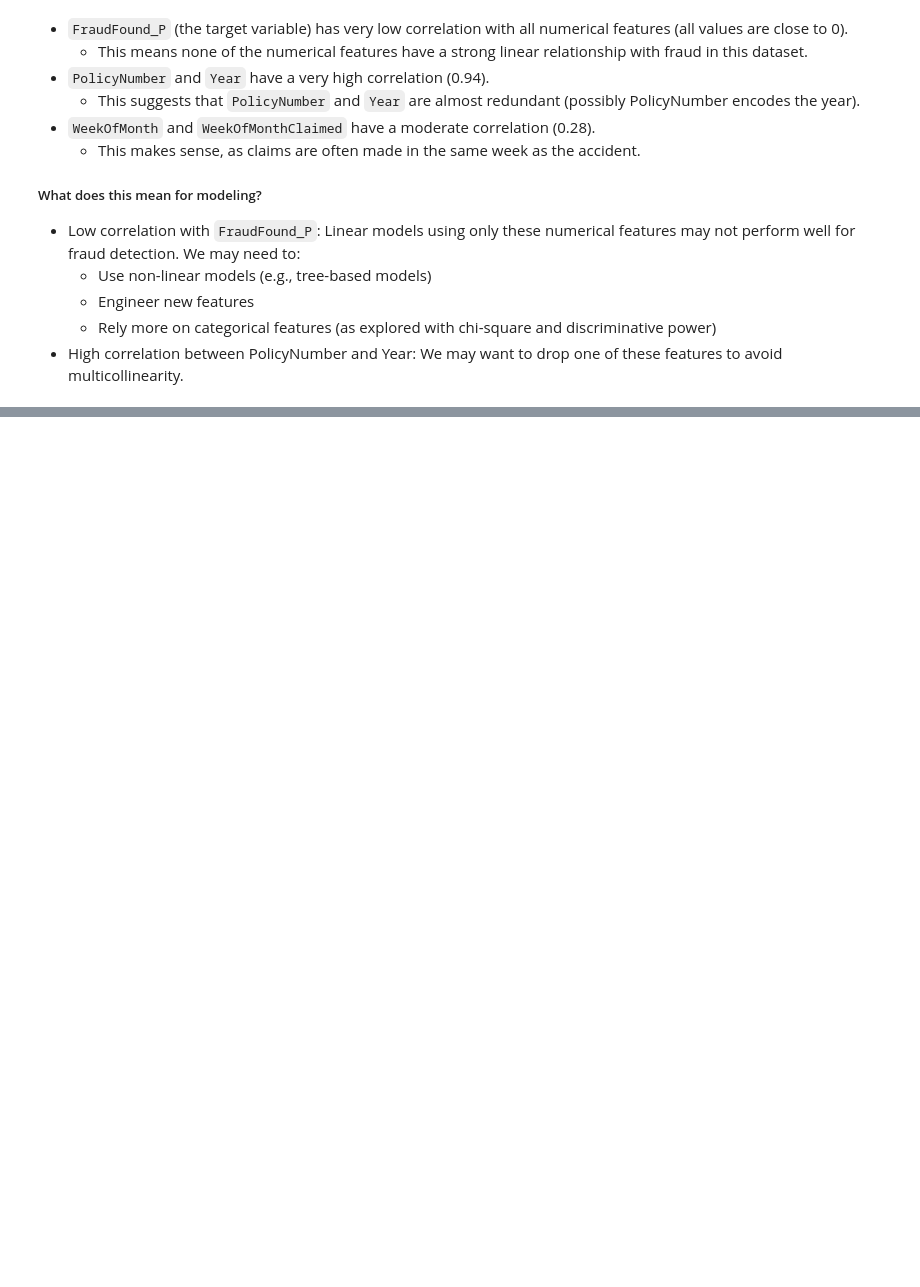
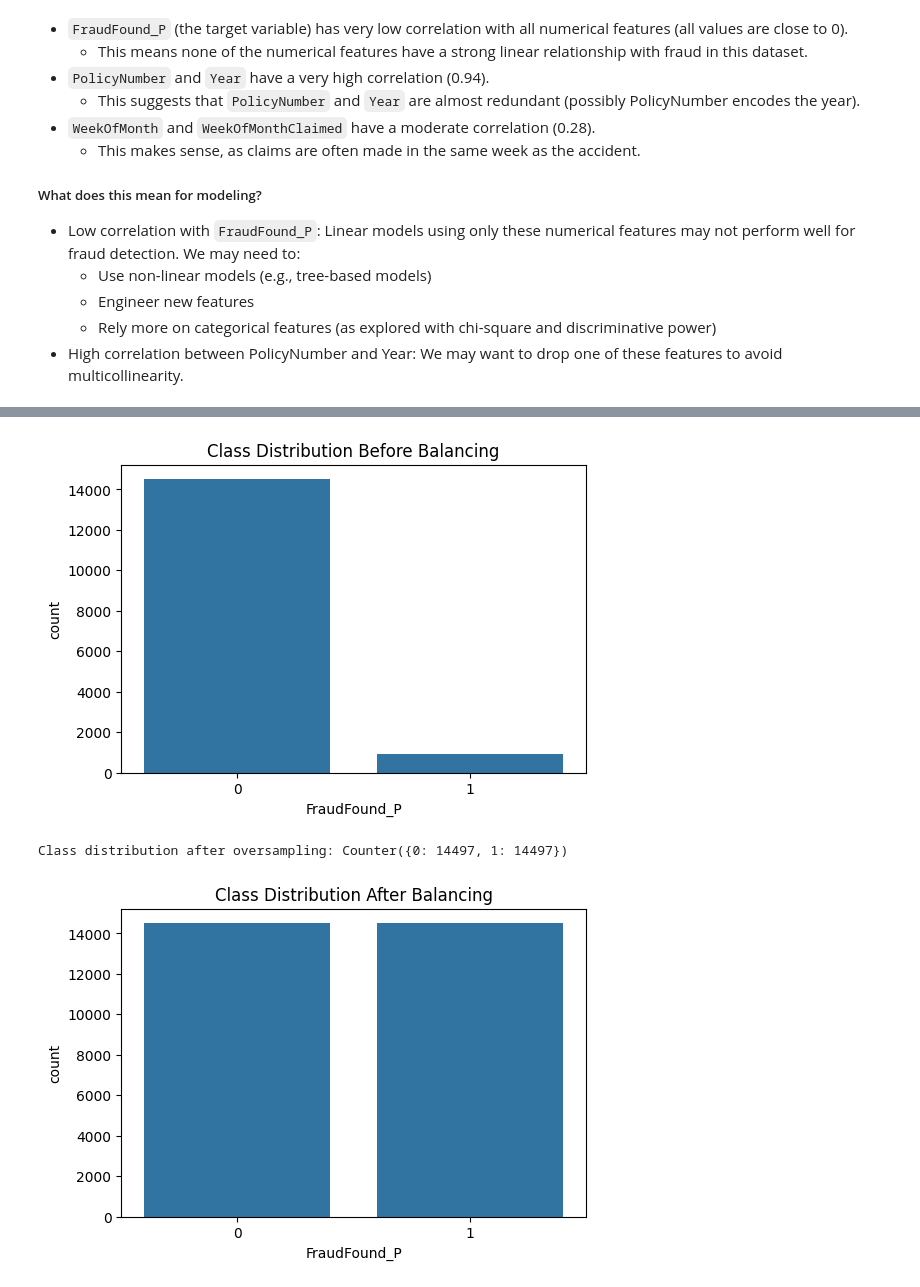
Before and after one commit to ghsaberr/claims-fraud-detection, a Jupyter notebook: claims-fraud-detection.ipynb, the cells around one changed output, grey strips where cells are left out. Cells and saved outputs as stored; diff of their text form; code cells hidden in the pictures; blank space fills up the shorter version.

Commit message:
data cleaning

```diff
--- a/claims-fraud-detection.ipynb
+++ b/claims-fraud-detection.ipynb
@@ -455,0 +477,34 @@ Name: FraudFound_P, dtype: float64
+# %%
+# Visualize class imbalance
+from collections import Counter
+
+plt.figure(figsize=(6,4))
+sns.countplot(x='FraudFound_P', data=df)
+plt.title('Class Distribution Before Balancing')
+plt.show()
+
+# Handle class imbalance using RandomOverSampler
+from imblearn.over_sampling import RandomOverSampler
+from sklearn.preprocessing import LabelEncoder
+
+X = df.drop('FraudFound_P', axis=1)
+y = df['FraudFound_P']
+
+# Encode categorical features with label encoding (for demonstration)
+X_encoded = X.copy()
+for col in X_encoded.select_dtypes(include=['object']).columns:
+    X_encoded[col] = LabelEncoder().fit_transform(X_encoded[col].astype(str))
+
+ros = RandomOverSampler(random_state=42)
+X_resampled, y_resampled = ros.fit_resample(X_encoded, y)
+
+print('Class distribution after oversampling:', Counter(y_resampled))
+
+plt.figure(figsize=(6,4))
+sns.countplot(x=y_resampled)
+plt.title('Class Distribution After Balancing')
+plt.show()
+# %% [output]
+[figure, added]
+Class distribution after oversampling: Counter({0: 14497, 1: 14497})
+[figure, added]
```
Also changed, not shown: parts of 8 cells of this notebook.
